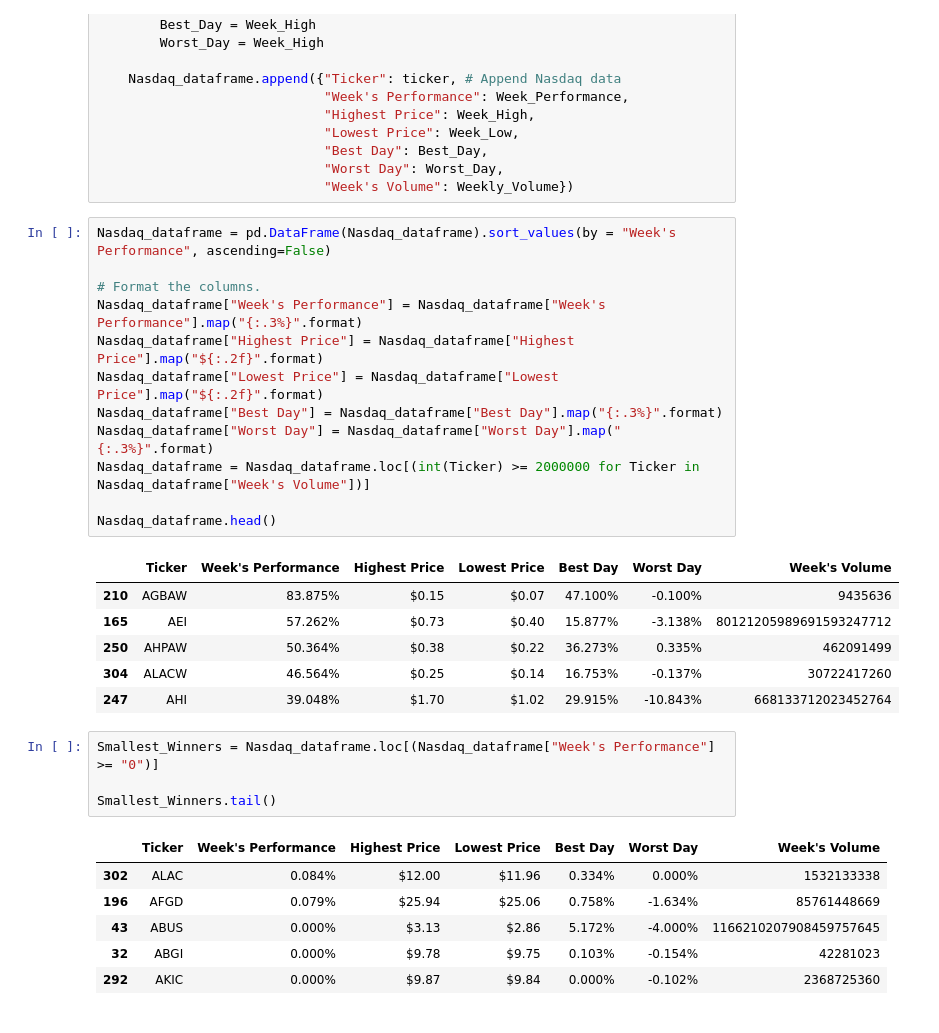
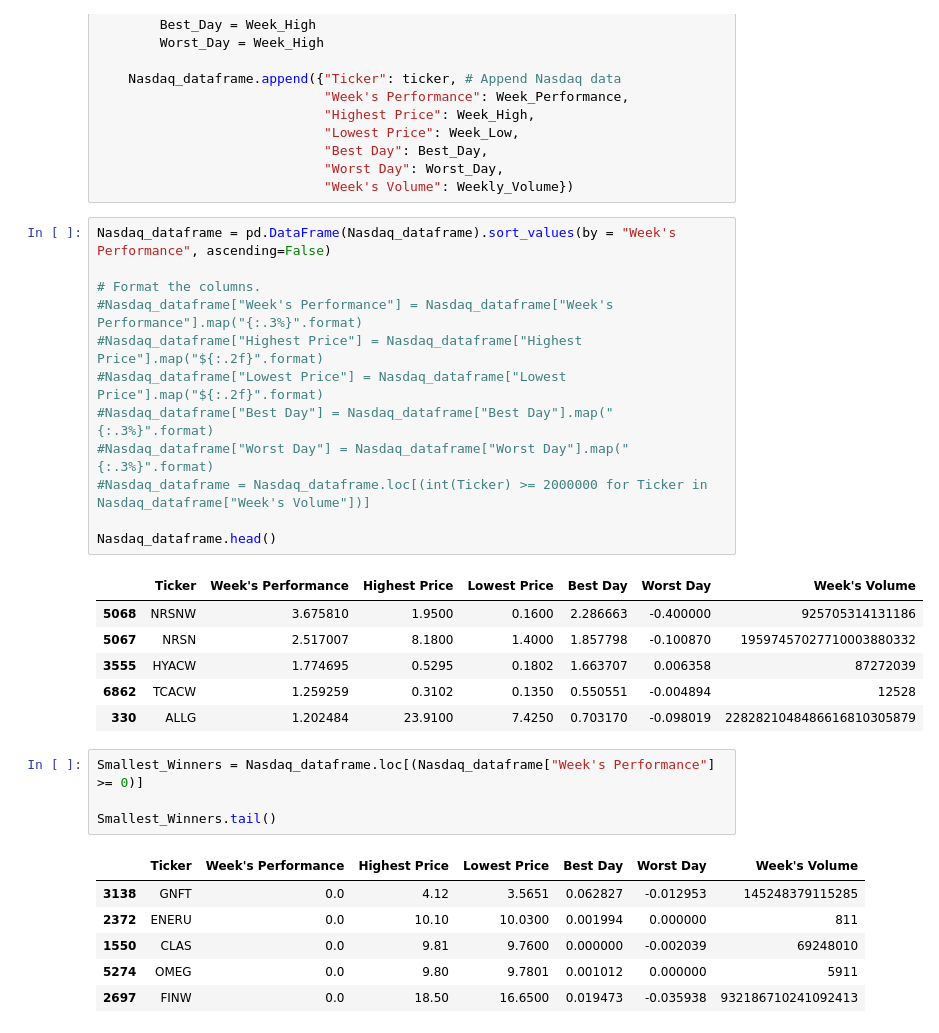
Before and after one commit to brand0nM/Pyberhood, a Jupyter notebook: Transformation_Visualization_Stock_Analysis.ipynb, the cells around one changed output. Cells and saved outputs as stored; diff of their text form.

Commit message:
April 3rd Week

```diff
--- a/Transformation_Stock_Analysis.ipynb
+++ b/Transformation_Visualization_Stock_Analysis.ipynb
@@ -133,31 +135,31 @@ for i in range(len(nasdaq_data)):
 # %%
 Nasdaq_dataframe = pd.DataFrame(Nasdaq_dataframe).sort_values(by = "Week's Performance", ascending=False)
 
 # Format the columns.
-Nasdaq_dataframe["Week's Performance"] = Nasdaq_dataframe["Week's Performance"].map("{:.3%}".format)
-Nasdaq_dataframe["Highest Price"] = Nasdaq_dataframe["Highest Price"].map("${:.2f}".format)
-Nasdaq_dataframe["Lowest Price"] = Nasdaq_dataframe["Lowest Price"].map("${:.2f}".format)
-Nasdaq_dataframe["Best Day"] = Nasdaq_dataframe["Best Day"].map("{:.3%}".format)
-Nasdaq_dataframe["Worst Day"] = Nasdaq_dataframe["Worst Day"].map("{:.3%}".format)
-Nasdaq_dataframe = Nasdaq_dataframe.loc[(int(Ticker) >= 2000000 for Ticker in Nasdaq_dataframe["Week's Volume"])]
+#Nasdaq_dataframe["Week's Performance"] = Nasdaq_dataframe["Week's Performance"].map("{:.3%}".format)
+#Nasdaq_dataframe["Highest Price"] = Nasdaq_dataframe["Highest Price"].map("${:.2f}".format)
+#Nasdaq_dataframe["Lowest Price"] = Nasdaq_dataframe["Lowest Price"].map("${:.2f}".format)
+#Nasdaq_dataframe["Best Day"] = Nasdaq_dataframe["Best Day"].map("{:.3%}".format)
+#Nasdaq_dataframe["Worst Day"] = Nasdaq_dataframe["Worst Day"].map("{:.3%}".format)
+#Nasdaq_dataframe = Nasdaq_dataframe.loc[(int(Ticker) >= 2000000 for Ticker in Nasdaq_dataframe["Week's Volume"])]
 
 Nasdaq_dataframe.head()
 # %% [output]
 |  | Ticker | Week's Performance | Highest Price | Lowest Price | Best Day | Worst Day | Week's Volume |
-| 210 | AGBAW | 83.875% | $0.15 | $0.07 | 47.100% | -0.100% | 9435636 |
-| 165 | AEI | 57.262% | $0.73 | $0.40 | 15.877% | -3.138% | 80121205989691593247712 |
-| 250 | AHPAW | 50.364% | $0.38 | $0.22 | 36.273% | 0.335% | 462091499 |
-| 304 | ALACW | 46.564% | $0.25 | $0.14 | 16.753% | -0.137% | 30722417260 |
-| 247 | AHI | 39.048% | $1.70 | $1.02 | 29.915% | -10.843% | 668133712023452764 |
+| 5068 | NRSNW | 3.675810 | 1.9500 | 0.1600 | 2.286663 | -0.400000 | 925705314131186 |
+| 5067 | NRSN | 2.517007 | 8.1800 | 1.4000 | 1.857798 | -0.100870 | 19597457027710003880332 |
+| 3555 | HYACW | 1.774695 | 0.5295 | 0.1802 | 1.663707 | 0.006358 | 87272039 |
+| 6862 | TCACW | 1.259259 | 0.3102 | 0.1350 | 0.550551 | -0.004894 | 12528 |
+| 330 | ALLG | 1.202484 | 23.9100 | 7.4250 | 0.703170 | -0.098019 | 2282821048486616810305879 |
 # %%
-Smallest_Winners = Nasdaq_dataframe.loc[(Nasdaq_dataframe["Week's Performance"] >= "0")]
+Smallest_Winners = Nasdaq_dataframe.loc[(Nasdaq_dataframe["Week's Performance"] >= 0)]
 
 Smallest_Winners.tail()
 # %% [output]
 |  | Ticker | Week's Performance | Highest Price | Lowest Price | Best Day | Worst Day | Week's Volume |
-| 302 | ALAC | 0.084% | $12.00 | $11.96 | 0.334% | 0.000% | 1532133338 |
-| 196 | AFGD | 0.079% | $25.94 | $25.06 | 0.758% | -1.634% | 85761448669 |
-| 43 | ABUS | 0.000% | $3.13 | $2.86 | 5.172% | -4.000% | 1166210207908459757645 |
-| 32 | ABGI | 0.000% | $9.78 | $9.75 | 0.103% | -0.154% | 42281023 |
-| 292 | AKIC | 0.000% | $9.87 | $9.84 | 0.000% | -0.102% | 2368725360 |
+| 3138 | GNFT | 0.0 | 4.12 | 3.5651 | 0.062827 | -0.012953 | 145248379115285 |
+| 2372 | ENERU | 0.0 | 10.10 | 10.0300 | 0.001994 | 0.000000 | 811 |
+| 1550 | CLAS | 0.0 | 9.81 | 9.7600 | 0.000000 | -0.002039 | 69248010 |
+| 5274 | OMEG | 0.0 | 9.80 | 9.7801 | 0.001012 | 0.000000 | 5911 |
+| 2697 | FINW | 0.0 | 18.50 | 16.6500 | 0.019473 | -0.035938 | 932186710241092413 |
 # %%
```
Also changed, not shown: parts of 5 cells of this notebook, 3 other files.
